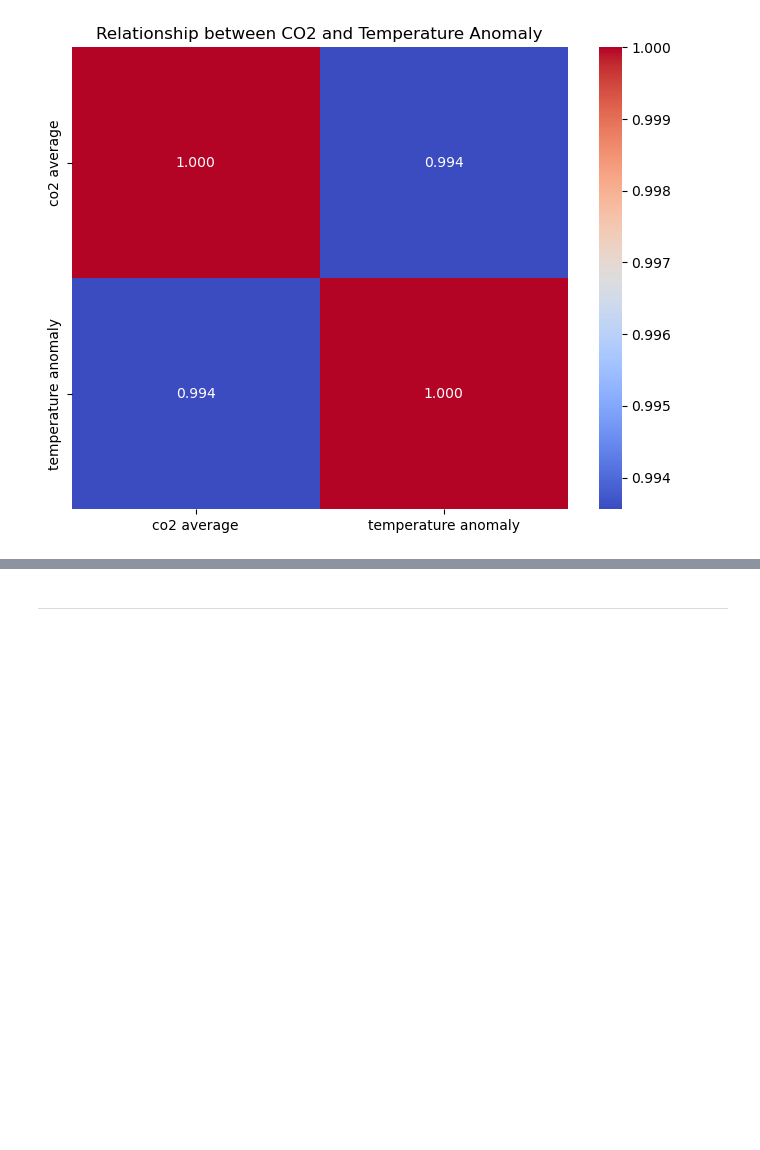
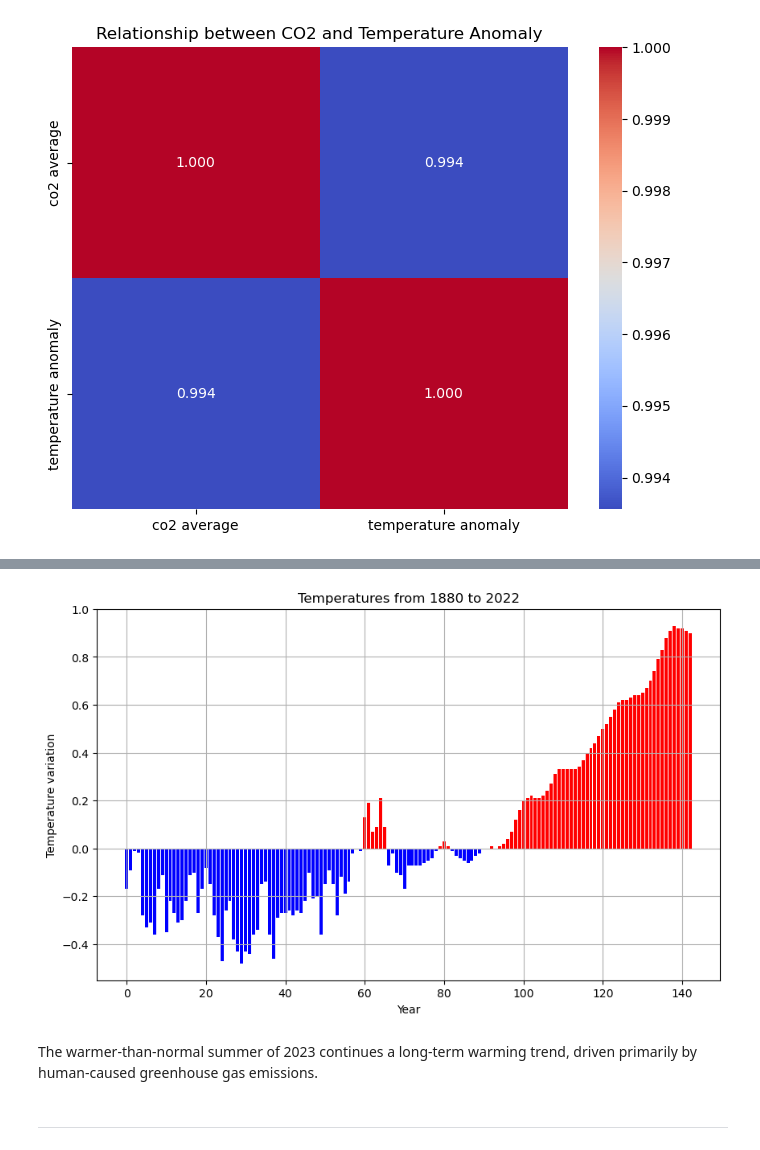
Before and after one commit to jalaca91/project2-programming-data-analysis, a Jupyter notebook: project.ipynb, the cells around one changed output, grey strips where cells are left out. Drawn from its saved outputs; the diff is of its cells as text; code cells hidden in the pictures; blank space fills up the shorter version.

```diff
--- a/project.ipynb
+++ b/project.ipynb
@@ -519,3 +585,16 @@ plt.show()
+# %%
+nasa_temp_df["Color"] = ["Red" if x >= 0 else "Blue" for x in nasa_temp_df["temperature anomaly"]] # Column between positive and negative values
+plt.figure(figsize=(10, 6))
+plt.bar(nasa_temp_df.index, nasa_temp_df["temperature anomaly"], color=nasa_temp_df["Color"])
+plt.title("Temperatures from 1880 to 2022")
+plt.xlabel("Year")
+plt.ylabel("Temperature variation")
+plt.grid(True)
+plt.show()
+# %% [output]
+[figure, added]
+# %% [markdown]
+The warmer-than-normal summer of 2023 continues a long-term warming trend, driven primarily by human-caused greenhouse gas emissions.
 # %% [markdown]
 ***
 # %% [markdown]
```
Also changed, not shown: parts of 12 cells of this notebook.
